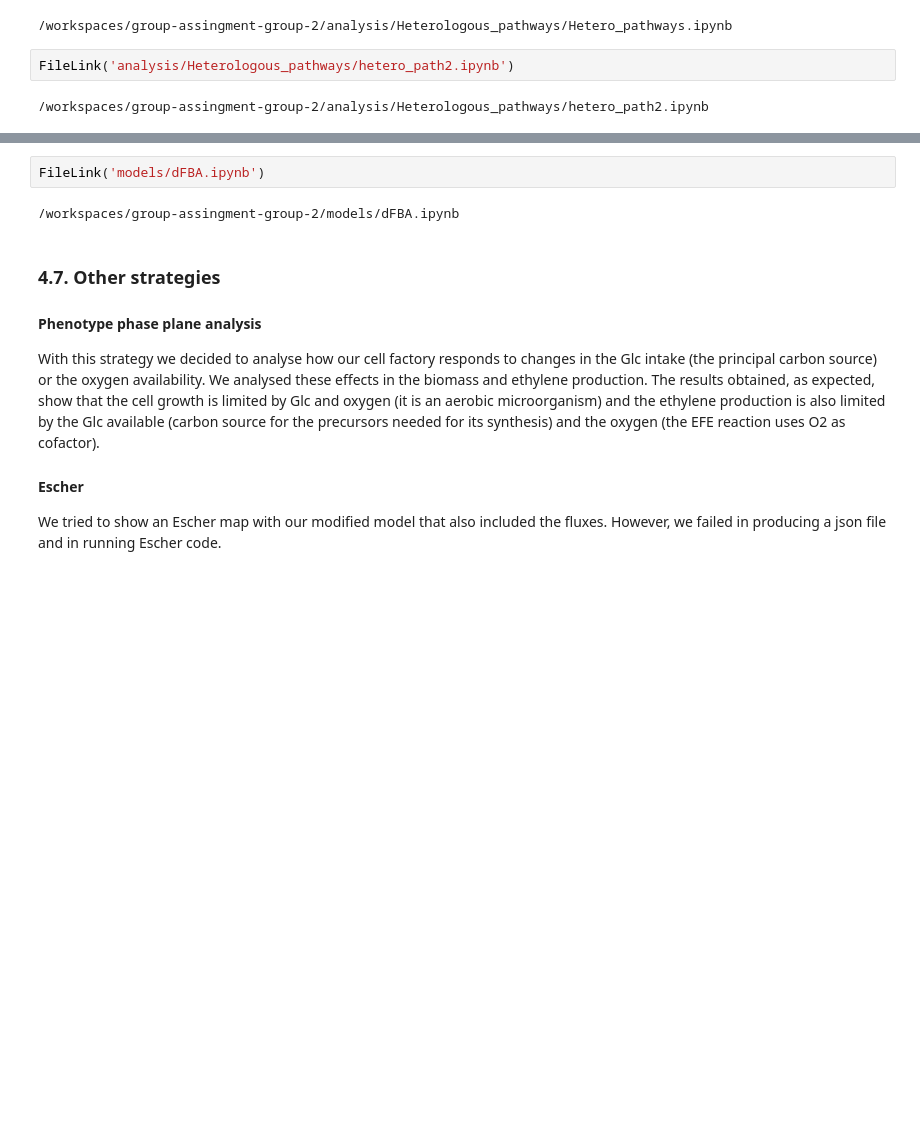
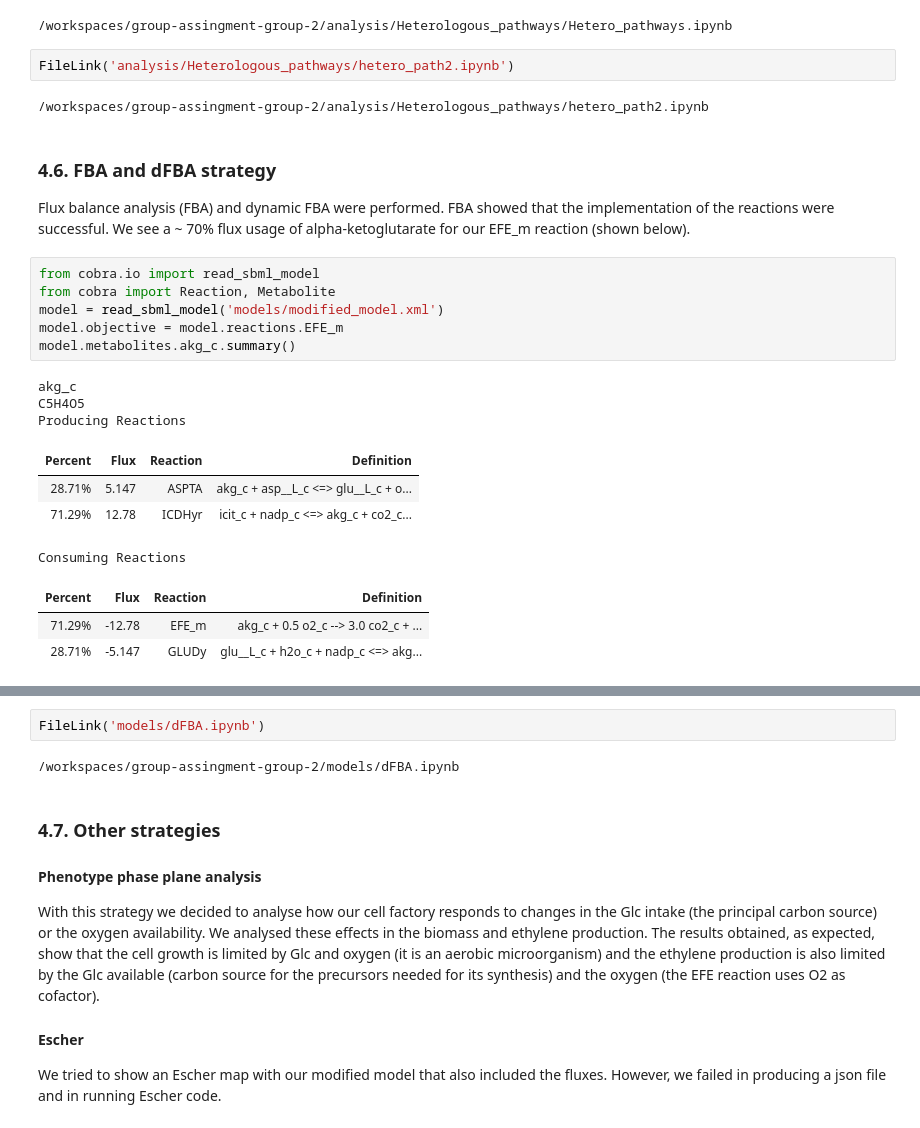
Before and after one commit to 27410/group-assingment-group-2, a Jupyter notebook: Report.ipynb, the cells around one changed output, grey strips where cells are left out. Drawn from its saved outputs; the diff is of its cells as text; blank space fills up the shorter version.

```diff
--- a/Report.ipynb
+++ b/Report.ipynb
@@ -220,4 +229,27 @@ FileLink('analysis/Heterologous_pathways/Hetero_pathways.ipynb')
 FileLink('analysis/Heterologous_pathways/hetero_path2.ipynb')
 # %% [output]
 /workspaces/group-assingment-group-2/analysis/Heterologous_pathways/hetero_path2.ipynb
+# %% [markdown]
+### 4.6. FBA and dFBA strategy
+
+
+
+Flux balance analysis (FBA) and dynamic FBA were performed. FBA showed that the implementation of the reactions were successful. We see a ~ 70% flux usage of alpha-ketoglutarate for our EFE_m reaction (shown below).
+# %%
+from cobra.io import read_sbml_model
+from cobra import Reaction, Metabolite
+model = read_sbml_model('models/modified_model.xml')
+model.objective = model.reactions.EFE_m
+model.metabolites.akg_c.summary()
+# %% [output]
+akg_c
+C5H4O5
+Producing Reactions
+| Percent | Flux | Reaction | Definition |
+| 28.71% | 5.147 | ASPTA | akg_c + asp__L_c <=> glu__L_c + o... |
+| 71.29% | 12.78 | ICDHyr | icit_c + nadp_c <=> akg_c + co2_c... |
+Consuming Reactions
+| Percent | Flux | Reaction | Definition |
+| 71.29% | -12.78 | EFE_m | akg_c + 0.5 o2_c --> 3.0 co2_c + ... |
+| 28.71% | -5.147 | GLUDy | glu__L_c + h2o_c + nadp_c <=> akg... |
 # %% [markdown]
```
Also changed, not shown: parts of 9 cells of this notebook.
